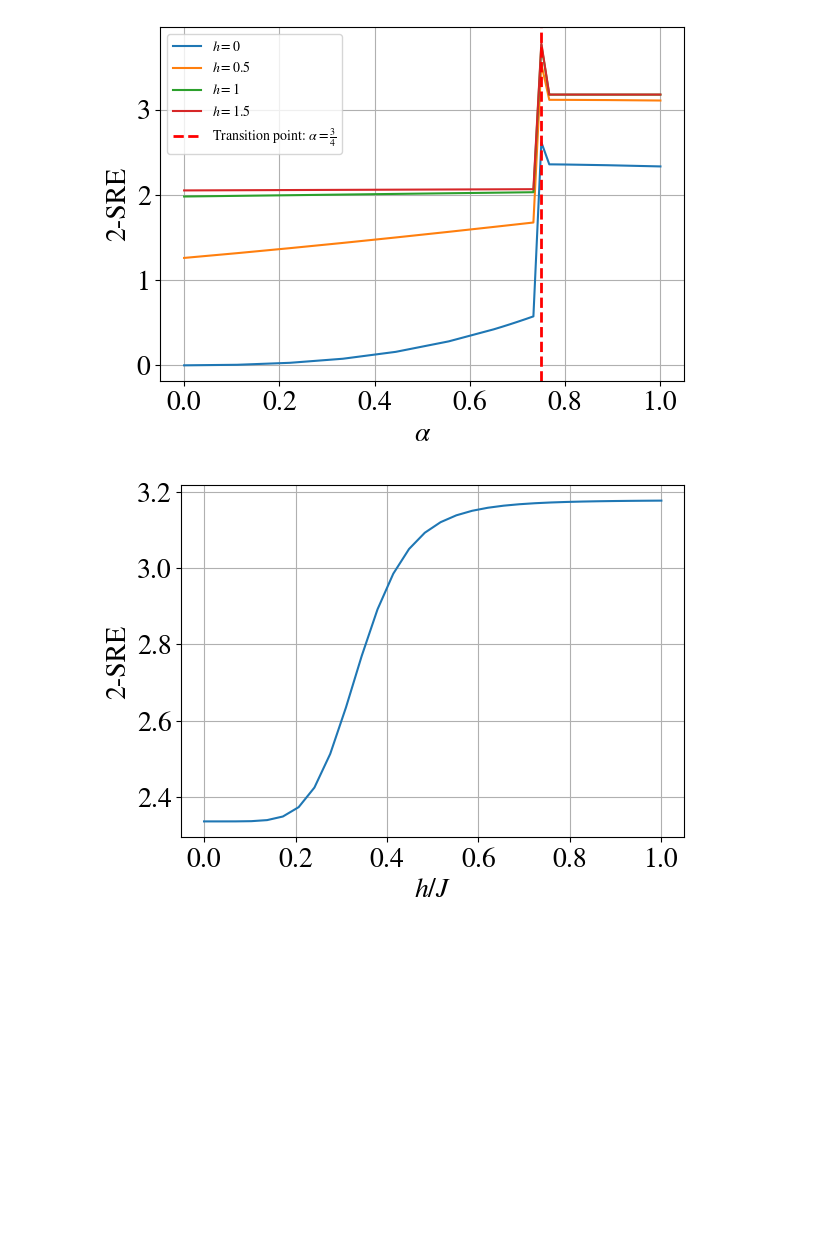
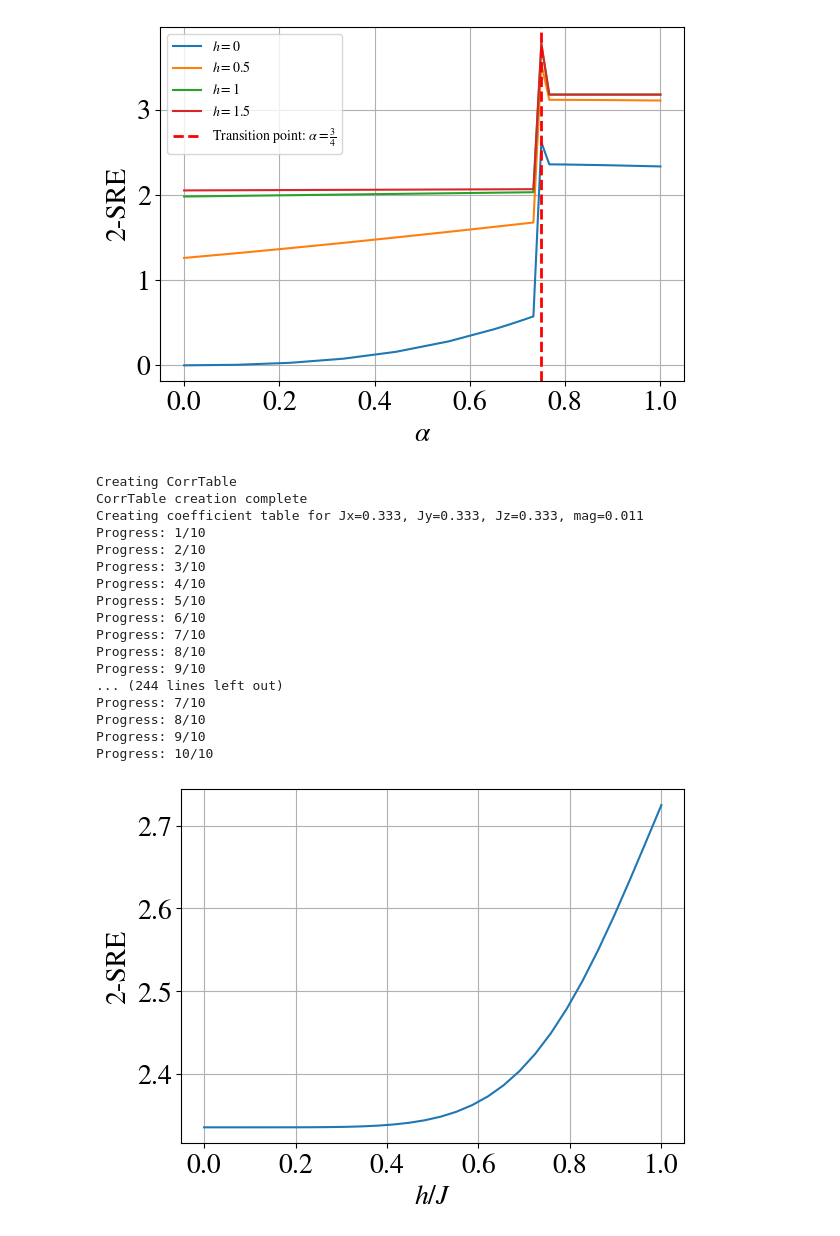
Before and after one commit to WangChenChih/Kitaev-magic, a Jupyter notebook: figures/SRE_figures/KitaevDM.ipynb, the cells around one changed output. Saved outputs shown, nothing was run; the diff lists cells and outputs as text; code cells hidden in the pictures; blank space fills up the shorter version.

Commit message:
modify the figure

```diff
--- a/figures/SRE_figures/KitaevDM.ipynb
+++ b/figures/SRE_figures/KitaevDM.ipynb
@@ -472,32 +472,49 @@ h_range = np.linspace(0, 1, 30, endpoint=True)
 ### exact
 a = 1
 DM.Jx = DM.Jy = a/3
 DM.Jz = 1 - 2*a/3
 
 index = 0
 entropy_data = np.zeros_like(h_range)
 for h in h_range:
-    DM.h = h
+    DM.h = h * DM.Jz
 
     entropy_data[index] = DM.stab_renyi_entropy(alpha=2, update=False)
     index += 1
 
 plt.plot(h_range, entropy_data)
 
 
 # plt.axvline(x=3/4,          # dashed line, indicating the theoretical value
 #             color='red',
 #             linestyle='--',
 #             linewidth=2,
 #             label=r"Transition point: $\alpha = \frac{3}{4}$")
 plt.xlabel(r'$h/J$')
 plt.ylabel('2-SRE')
 plt.grid()
 # plt.legend(fontsize='10')
 # plt.text(0, 1, r'Lattice size: $%d \times %d$' % (DM.width, DM.height) , fontsize=20)  # + '%d'%DM.width + r'$\times$' + '%d'%DM.height
 plt.tight_layout()
 
 os.makedirs('figures/stab-renyi-entropy', exist_ok=True)
 plt.savefig('figures/stab-renyi-entropy/w_%d_h_%d_vs-mag.pdf' % (DM.width, DM.height), dpi=300)
 # %% [output]
+Creating CorrTable
+CorrTable creation complete
+Creating coefficient table for Jx=0.333, Jy=0.333, Jz=0.333, mag=0.011
+Progress: 1/10
+Progress: 2/10
+Progress: 3/10
+Progress: 4/10
+Progress: 5/10
+Progress: 6/10
+Progress: 7/10
+Progress: 8/10
+Progress: 9/10
+... (244 lines left out)
+Progress: 7/10
+Progress: 8/10
+Progress: 9/10
+Progress: 10/10
-[figure, old version]
+[figure, new version]
```
Also changed, not shown: 1 other file.
